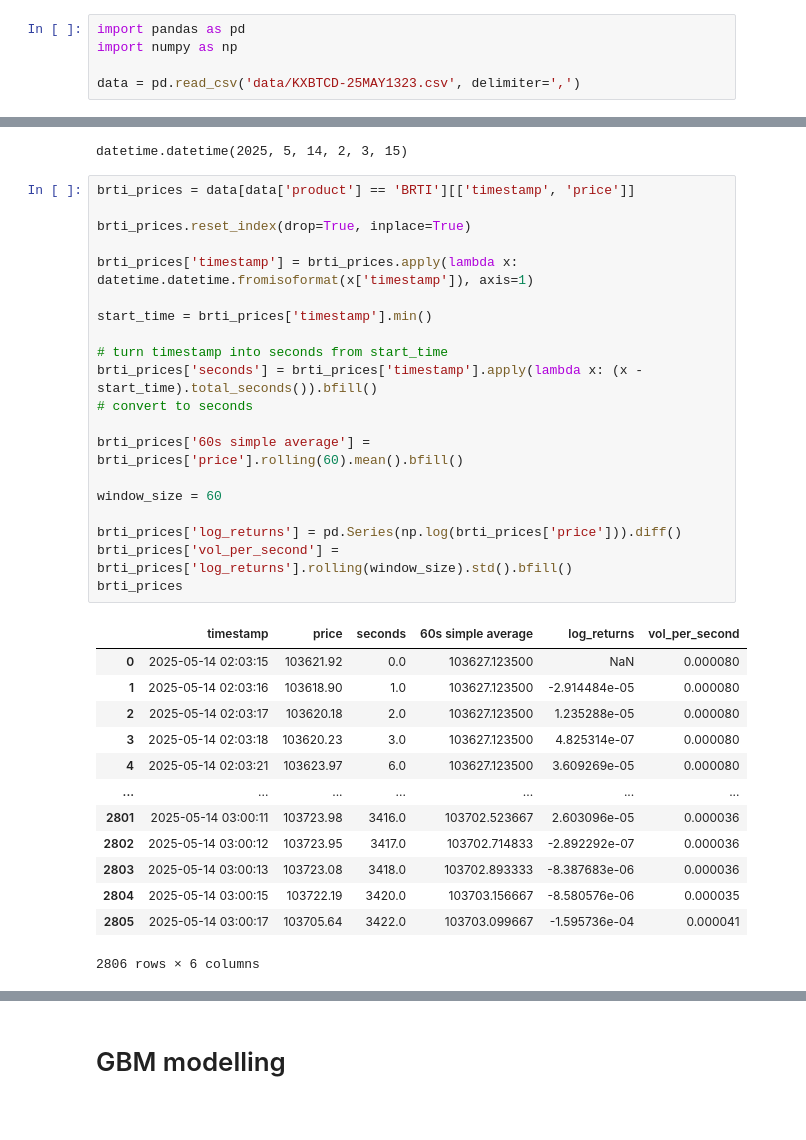
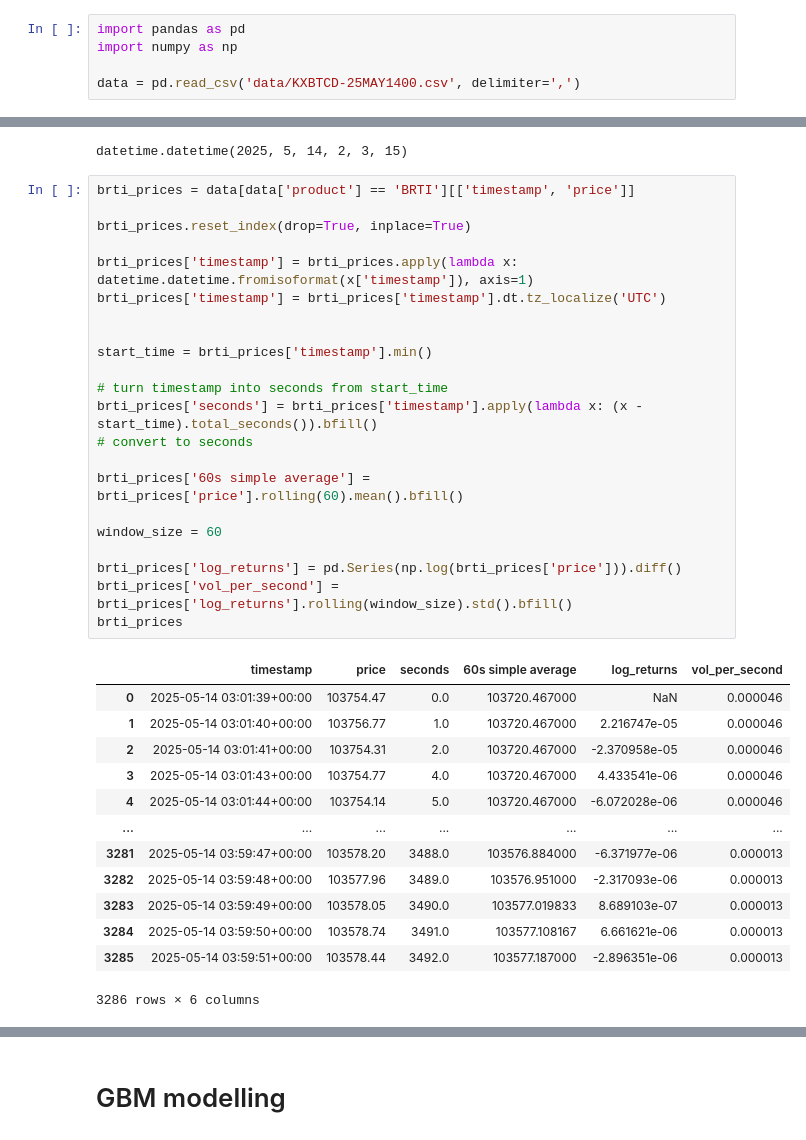
Before and after one commit to chrispyroberts/prediction-markets, a Jupyter notebook: crypto/data_collector/data analysis.ipynb, the cells around one changed output, grey strips where cells are left out. Cells and saved outputs as stored; diff of their text form.

```diff
--- a/crypto/data_collector/data analysis.ipynb
+++ b/crypto/data_collector/data analysis.ipynb
@@ -2,7 +2,7 @@
 import pandas as pd
 import numpy as np
 
-data = pd.read_csv('data/KXBTCD-25MAY1323.csv', delimiter=',')
+data = pd.read_csv('data/KXBTCD-25MAY1400.csv', delimiter=',')
 # %%
 data.head()
 # %% [output]
@@ -23,34 +23,36 @@ datetime.datetime(2025, 5, 14, 2, 3, 15)
 # %%
 brti_prices = data[data['product'] == 'BRTI'][['timestamp', 'price']]
 
 brti_prices.reset_index(drop=True, inplace=True)
 
 brti_prices['timestamp'] = brti_prices.apply(lambda x: datetime.datetime.fromisoformat(x['timestamp']), axis=1)
+brti_prices['timestamp'] = brti_prices['timestamp'].dt.tz_localize('UTC')
+
 
 start_time = brti_prices['timestamp'].min()
 
 # turn timestamp into seconds from start_time
 brti_prices['seconds'] = brti_prices['timestamp'].apply(lambda x: (x - start_time).total_seconds()).bfill()
 # convert to seconds
 
 brti_prices['60s simple average'] = brti_prices['price'].rolling(60).mean().bfill()
 
 window_size = 60
 
 brti_prices['log_returns'] = pd.Series(np.log(brti_prices['price'])).diff()
 brti_prices['vol_per_second'] = brti_prices['log_returns'].rolling(window_size).std().bfill()
 brti_prices
 # %% [output]
 |  | timestamp | price | seconds | 60s simple average | log_returns | vol_per_second |
-| 0 | 2025-05-14 02:03:15 | 103621.92 | 0.0 | 103627.123500 | NaN | 0.000080 |
-| 1 | 2025-05-14 02:03:16 | 103618.90 | 1.0 | 103627.123500 | -2.914484e-05 | 0.000080 |
-| 2 | 2025-05-14 02:03:17 | 103620.18 | 2.0 | 103627.123500 | 1.235288e-05 | 0.000080 |
-| 3 | 2025-05-14 02:03:18 | 103620.23 | 3.0 | 103627.123500 | 4.825314e-07 | 0.000080 |
-| 4 | 2025-05-14 02:03:21 | 103623.97 | 6.0 | 103627.123500 | 3.609269e-05 | 0.000080 |
+| 0 | 2025-05-14 03:01:39+00:00 | 103754.47 | 0.0 | 103720.467000 | NaN | 0.000046 |
+| 1 | 2025-05-14 03:01:40+00:00 | 103756.77 | 1.0 | 103720.467000 | 2.216747e-05 | 0.000046 |
+| 2 | 2025-05-14 03:01:41+00:00 | 103754.31 | 2.0 | 103720.467000 | -2.370958e-05 | 0.000046 |
+| 3 | 2025-05-14 03:01:43+00:00 | 103754.77 | 4.0 | 103720.467000 | 4.433541e-06 | 0.000046 |
+| 4 | 2025-05-14 03:01:44+00:00 | 103754.14 | 5.0 | 103720.467000 | -6.072028e-06 | 0.000046 |
 | ... | ... | ... | ... | ... | ... | ... |
-| 2801 | 2025-05-14 03:00:11 | 103723.98 | 3416.0 | 103702.523667 | 2.603096e-05 | 0.000036 |
-| 2802 | 2025-05-14 03:00:12 | 103723.95 | 3417.0 | 103702.714833 | -2.892292e-07 | 0.000036 |
-| 2803 | 2025-05-14 03:00:13 | 103723.08 | 3418.0 | 103702.893333 | -8.387683e-06 | 0.000036 |
-| 2804 | 2025-05-14 03:00:15 | 103722.19 | 3420.0 | 103703.156667 | -8.580576e-06 | 0.000035 |
-| 2805 | 2025-05-14 03:00:17 | 103705.64 | 3422.0 | 103703.099667 | -1.595736e-04 | 0.000041 |
+| 3281 | 2025-05-14 03:59:47+00:00 | 103578.20 | 3488.0 | 103576.884000 | -6.371977e-06 | 0.000013 |
+| 3282 | 2025-05-14 03:59:48+00:00 | 103577.96 | 3489.0 | 103576.951000 | -2.317093e-06 | 0.000013 |
+| 3283 | 2025-05-14 03:59:49+00:00 | 103578.05 | 3490.0 | 103577.019833 | 8.689103e-07 | 0.000013 |
+| 3284 | 2025-05-14 03:59:50+00:00 | 103578.74 | 3491.0 | 103577.108167 | 6.661621e-06 | 0.000013 |
+| 3285 | 2025-05-14 03:59:51+00:00 | 103578.44 | 3492.0 | 103577.187000 | -2.896351e-06 | 0.000013 |
-2806 rows × 6 columns
+3286 rows × 6 columns
```
Also changed, not shown: parts of 24 cells of this notebook.
